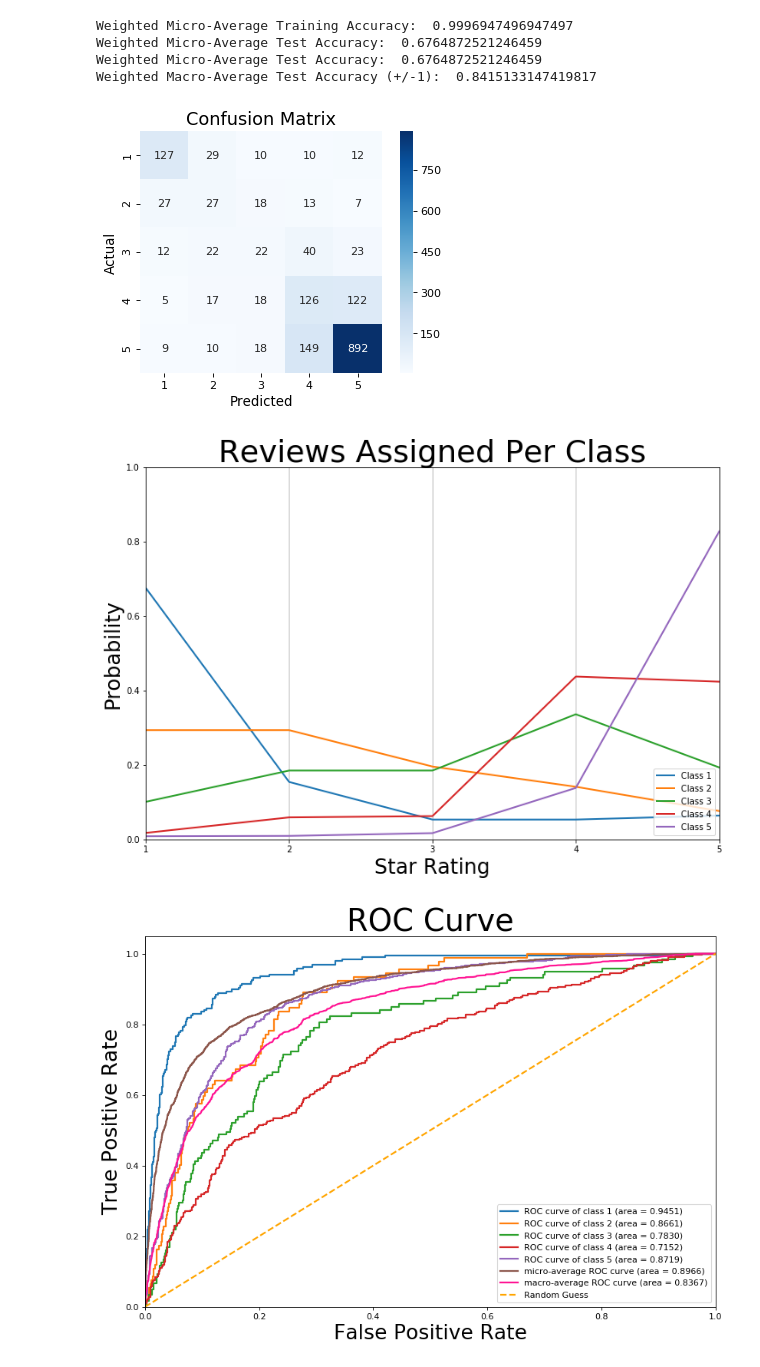
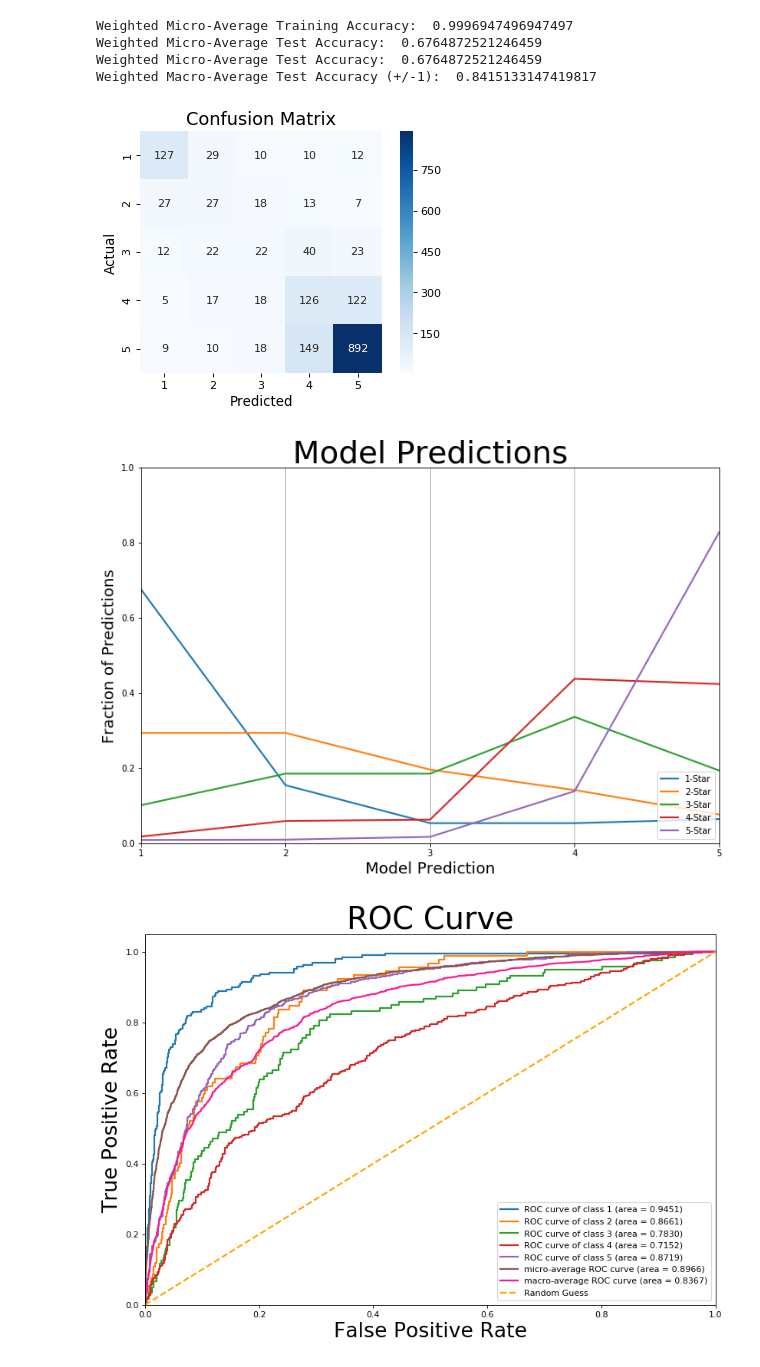
Before and after one commit to harrisonized/Analyzing_Yelp_Reviews_for_Climbing_Gyms, a Jupyter notebook: yelp/classifying-reviews.ipynb, the cells around one changed output. Saved outputs shown, nothing was run; the diff lists cells and outputs as text; code cells hidden in the pictures.

Commit message:
regenerated some figures

```diff
--- a/yelp/classifying-reviews.ipynb
+++ b/yelp/classifying-reviews.ipynb
@@ -320,16 +320,16 @@ confusion_normalized_array = normalize(confusion, axis=1, norm='l1')
 
 fig, ax = plt.subplots(figsize=(12, 8))
 for i in range(5):
-    ax.plot(star_list, confusion_normalized_array[i], label='Class {0}'.format(i+1), lw=2)
-ax.set_xlabel('Star Rating', fontsize=24)
+    ax.plot(star_list, confusion_normalized_array[i], label='{0}-Star'.format(i+1), lw=2)
+ax.set_xlabel('Model Prediction', fontsize=18)
 ax.set_xlim(left = 1, right = 5)
 ax.set_xticks(star_list)
 ax.set_ylim(bottom = 0, top = 1)
-ax.set_ylabel('Probability', fontsize=24)
+ax.set_ylabel('Probability', fontsize=18)
 plt.legend(loc="lower right")
 ax.set_title('Reviews Assigned Per Class', fontsize=36)
 ax.xaxis.grid(True)
-#plt.savefig("figures/classification/class-predictions-unweighted.png", transparent=False, bbox_inches="tight")
+plt.savefig("figures/classification/class-predictions-unweighted.png", transparent=False, bbox_inches="tight")
 # %% [output]
 [figure]
 [figure]
@@ -365,30 +365,30 @@ Weighted Macro-Average Test Accuracy (+/-1):  0.8415133147419817
 # %%
 # Weighted
 
 # Plot Multiclass Confusion Matrix
 multiclass_confusion_matrix(target_test_ser, features_test_vectorized_predict_array_new)
 #plt.savefig("figures/classification/confusion-weighted.png", transparent=False, bbox_inches="tight")
 
 # Plot Probability Distribution for Each Class
 star_list = [1, 2, 3, 4, 5]
 confusion = confusion_matrix(target_test_ser, features_test_vectorized_predict_array_new)
 confusion_normalized_array = normalize(confusion, axis=1, norm='l1')
 
 fig, ax = plt.subplots(figsize=(12, 8))
 for i in range(5):
-    ax.plot(star_list, confusion_normalized_array[i], label='Class {0}'.format(i+1), lw=2)
-ax.set_xlabel('Star Rating', fontsize=24)
+    ax.plot(star_list, confusion_normalized_array[i], label='{0}-Star'.format(i+1), lw=2)
+ax.set_xlabel('Model Prediction', fontsize=18)
 ax.set_xlim(left = 1, right = 5)
 ax.set_xticks(star_list)
 ax.set_ylim(bottom = 0, top = 1)
-ax.set_ylabel('Probability', fontsize=24)
+ax.set_ylabel('Fraction of Predictions', fontsize=18)
 plt.legend(loc="lower right")
-ax.set_title('Reviews Assigned Per Class', fontsize=36)
+ax.set_title('Model Predictions', fontsize=36)
 ax.xaxis.grid(True)
-#plt.savefig("figures/classification/class-predictions-weighted.png", transparent=False, bbox_inches="tight")
+plt.savefig("figures/classification/class-predictions-weighted.png", transparent=False, bbox_inches="tight")
 # %% [output]
 [figure]
-[figure, old version]
+[figure, new version]
 # %%
 # Compute Multiclass ROC
 
```
Also changed, not shown: parts of 1 cell of this notebook, 2 other files.
